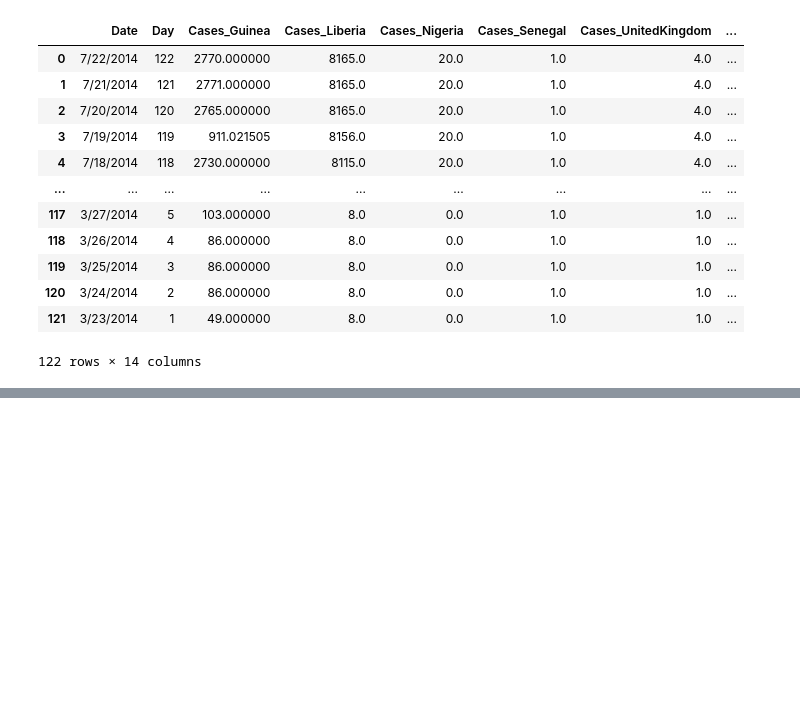
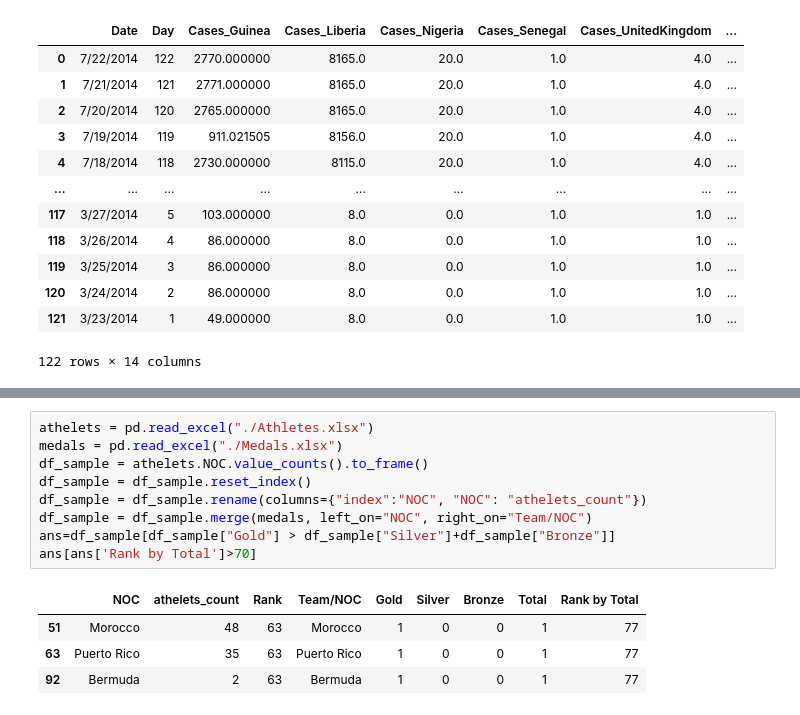
Before and after one commit to kavithachitriki/SCALER_PRACTICE, a Jupyter notebook: Scaler_Pandas.ipynb, the cells around one changed output, grey strips where cells are left out. Cells and saved outputs as stored; diff of their text form; blank space fills up the shorter version.

```diff
--- a/Scaler_Pandas.ipynb
+++ b/Scaler_Pandas.ipynb
@@ -976,0 +1271,14 @@ df
+# %%
+athelets = pd.read_excel("./Athletes.xlsx")
+medals = pd.read_excel("./Medals.xlsx")
+df_sample = athelets.NOC.value_counts().to_frame()
+df_sample = df_sample.reset_index()
+df_sample = df_sample.rename(columns={"index":"NOC", "NOC": "athelets_count"})
+df_sample = df_sample.merge(medals, left_on="NOC", right_on="Team/NOC")
+ans=df_sample[df_sample["Gold"] > df_sample["Silver"]+df_sample["Bronze"]]
+ans[ans['Rank by Total']>70]
+# %% [output]
+|  | NOC | athelets_count | Rank | Team/NOC | Gold | Silver | Bronze | Total | Rank by Total |
+| 51 | Morocco | 48 | 63 | Morocco | 1 | 0 | 0 | 1 | 77 |
+| 63 | Puerto Rico | 35 | 63 | Puerto Rico | 1 | 0 | 0 | 1 | 77 |
+| 92 | Bermuda | 2 | 63 | Bermuda | 1 | 0 | 0 | 1 | 77 |
```
Also changed, not shown: parts of 30 cells of this notebook.
